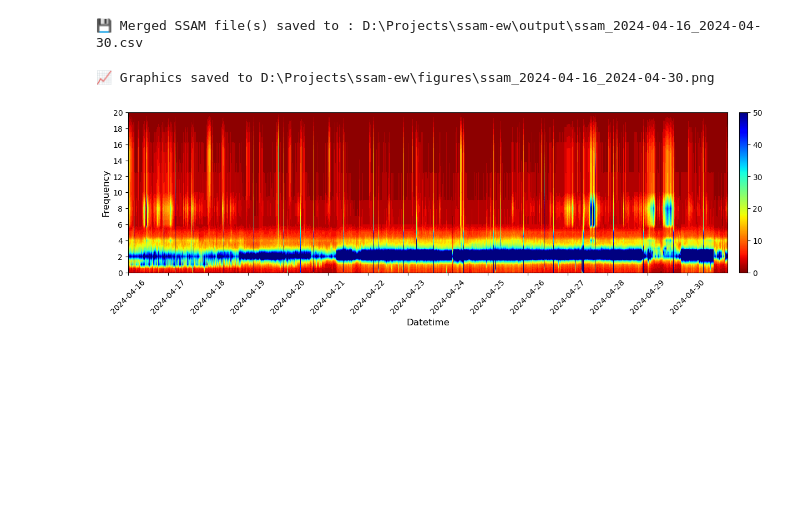
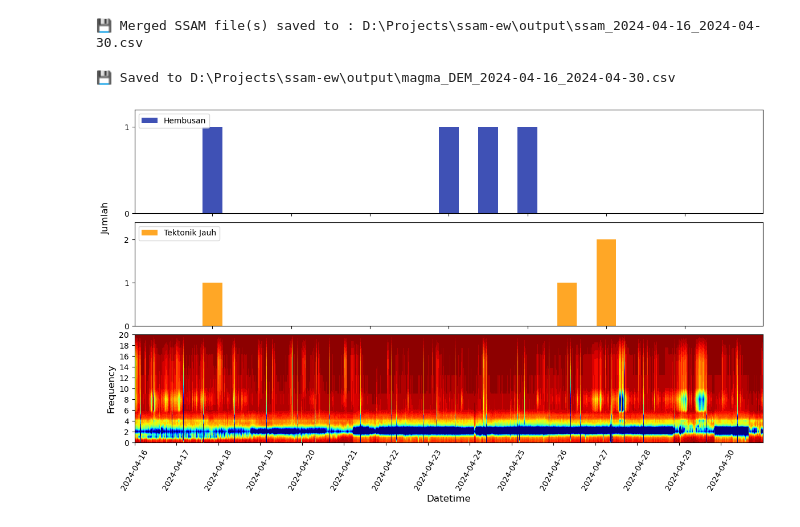
Before and after one commit to martanto/ssam-ew, a Jupyter notebook: main.ipynb, the cells around one changed output. Saved outputs shown, nothing was run; the diff lists cells and outputs as text; code cells hidden in the pictures; blank space fills up the shorter version.

```diff
--- a/main.ipynb
+++ b/main.ipynb
@@ -5,7 +9,12 @@ ssam = SsamEW(zip_filename = 'ssam.zip', title = 'Spectogram')
 # %% [output]
 💾 Merged SSAM file(s) saved to : D:\Projects\ssam-ew\output\ssam_2024-04-16_2024-04-30.csv
 # %%
-ssam.plot(enable_title=False, width=12, height=4)
+# ssam.plot(enable_title=False, width=12, height=4)
-# %% [output]
-📈 Graphics saved to D:\Projects\ssam-ew\figures\ssam_2024-04-16_2024-04-30.png
-[figure, removed]
+# %%
+ssam.plot_with_magma(
+    token=token,
+    volcano_code=volcano_code,
+)
+# %% [output]
+💾 Saved to D:\Projects\ssam-ew\output\magma_DEM_2024-04-16_2024-04-30.csv
+[figure, added]
```
Also changed, not shown: parts of 1 cell of this notebook, 3 other files.
